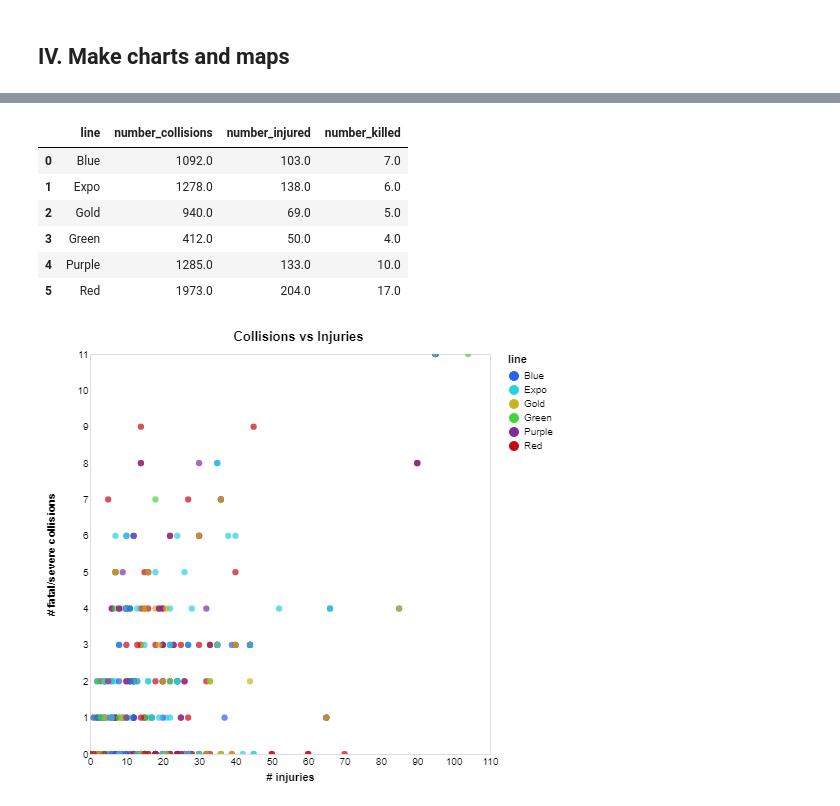
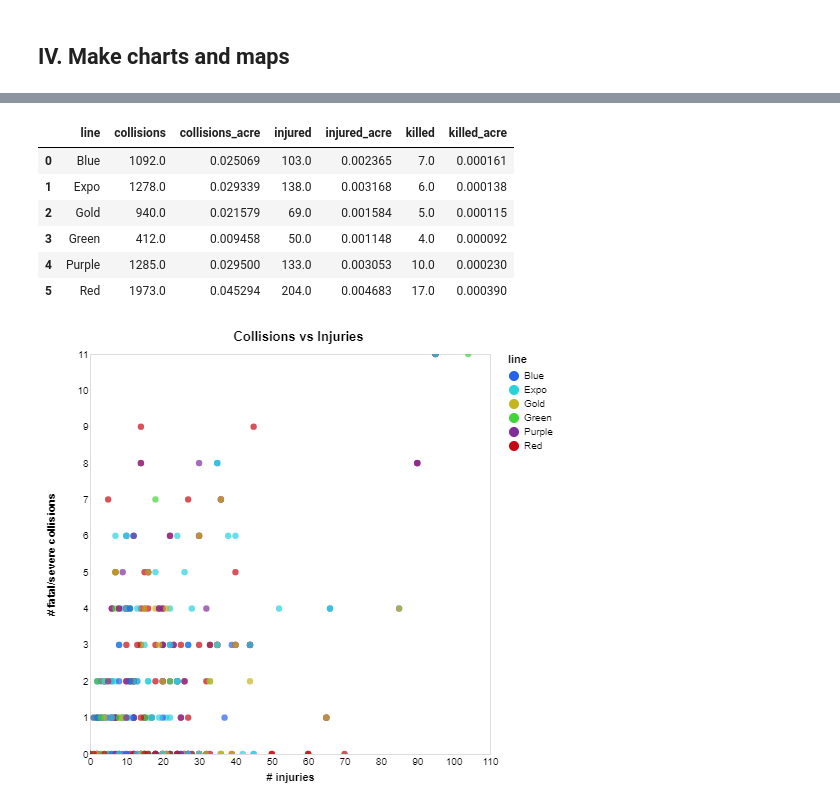
Before and after one commit to tiffanychu90/Demo, a Jupyter notebook: data-analysis-demo2.ipynb, the cells around one changed output, grey strips where cells are left out. Drawn from its saved outputs; the diff is of its cells as text; code cells hidden in the pictures.

```diff
--- a/data-analysis-demo2.ipynb
+++ b/data-analysis-demo2.ipynb
@@ -91,7 +92,9 @@ sjoin2.head()
 | 3 | 060371243003 | 4 | 0 | 0 |
 | 4 | 060371252001 | 4 | 1 | 0 |
 # %%
-sjoin2.rename(columns={'case_id':'number_collisions'}, inplace=True)
+sjoin2.rename(columns={'case_id':'collisions',
+                      'number_killed': 'killed',
+                      'number_injured': 'injured'}, inplace=True)
 # %% [markdown]
 ## III. Merge collision information onto census block file
 # %%
@@ -110,0 +111,3 @@ crosswalk = pd.read_parquet('./data/crosswalk_geoid_line.parquet')
+# %%
+for col in ['collisions', 'killed', 'injured']:
+    merge[col] = merge[col].fillna(0)
@@ -110,0 +117,6 @@ crosswalk = pd.read_parquet('./data/crosswalk_geoid_line.parquet')
+# %%
+colnames = ['collisions', 'killed', 'injured']
+
+for old_col in colnames:
+    new_col = f"{old_col}_acre"
+    merge[new_col] = merge[old_col] / utils.feet_in_acres
@@ -111,5 +149,2 @@ crosswalk = pd.read_parquet('./data/crosswalk_geoid_line.parquet')
 # %%
 df = pd.merge(merge, crosswalk, on='GEOID')
-# %%
-for col in ['number_collisions', 'number_injured', 'number_killed']:
-    df[col] = df[col].fillna(0)
@@ -160,17 +183,17 @@ m
 [interactive output not drawn]
 # %%
 # Sum up number of collisions and number killed by line
-pivot = df.pivot_table(index='line', values=['number_collisions', 'number_killed', 'number_injured'],
+pivot = df.pivot_table(index='line', values=['collisions', 'killed', 'injured', 'collisions_acre', 'killed_acre', 'injured_acre'],
                        aggfunc='sum').reset_index()
 pivot
 # %% [output]
-|  | line | number_collisions | number_injured | number_killed |
-| 0 | Blue | 1092.0 | 103.0 | 7.0 |
-| 1 | Expo | 1278.0 | 138.0 | 6.0 |
-| 2 | Gold | 940.0 | 69.0 | 5.0 |
-| 3 | Green | 412.0 | 50.0 | 4.0 |
-| 4 | Purple | 1285.0 | 133.0 | 10.0 |
-| 5 | Red | 1973.0 | 204.0 | 17.0 |
+|  | line | collisions | collisions_acre | injured | injured_acre | killed | killed_acre |
+| 0 | Blue | 1092.0 | 0.025069 | 103.0 | 0.002365 | 7.0 | 0.000161 |
+| 1 | Expo | 1278.0 | 0.029339 | 138.0 | 0.003168 | 6.0 | 0.000138 |
+| 2 | Gold | 940.0 | 0.021579 | 69.0 | 0.001584 | 5.0 | 0.000115 |
+| 3 | Green | 412.0 | 0.009458 | 50.0 | 0.001148 | 4.0 | 0.000092 |
+| 4 | Purple | 1285.0 | 0.029500 | 133.0 | 0.003053 | 10.0 | 0.000230 |
+| 5 | Red | 1973.0 | 0.045294 | 204.0 | 0.004683 | 17.0 | 0.000390 |
 # %%
 # Drop geometry column because Altair can't use geodataframes
 df2 = df.drop(columns='geometry')
```
Also changed, not shown: parts of 10 cells of this notebook, 3 other files.
